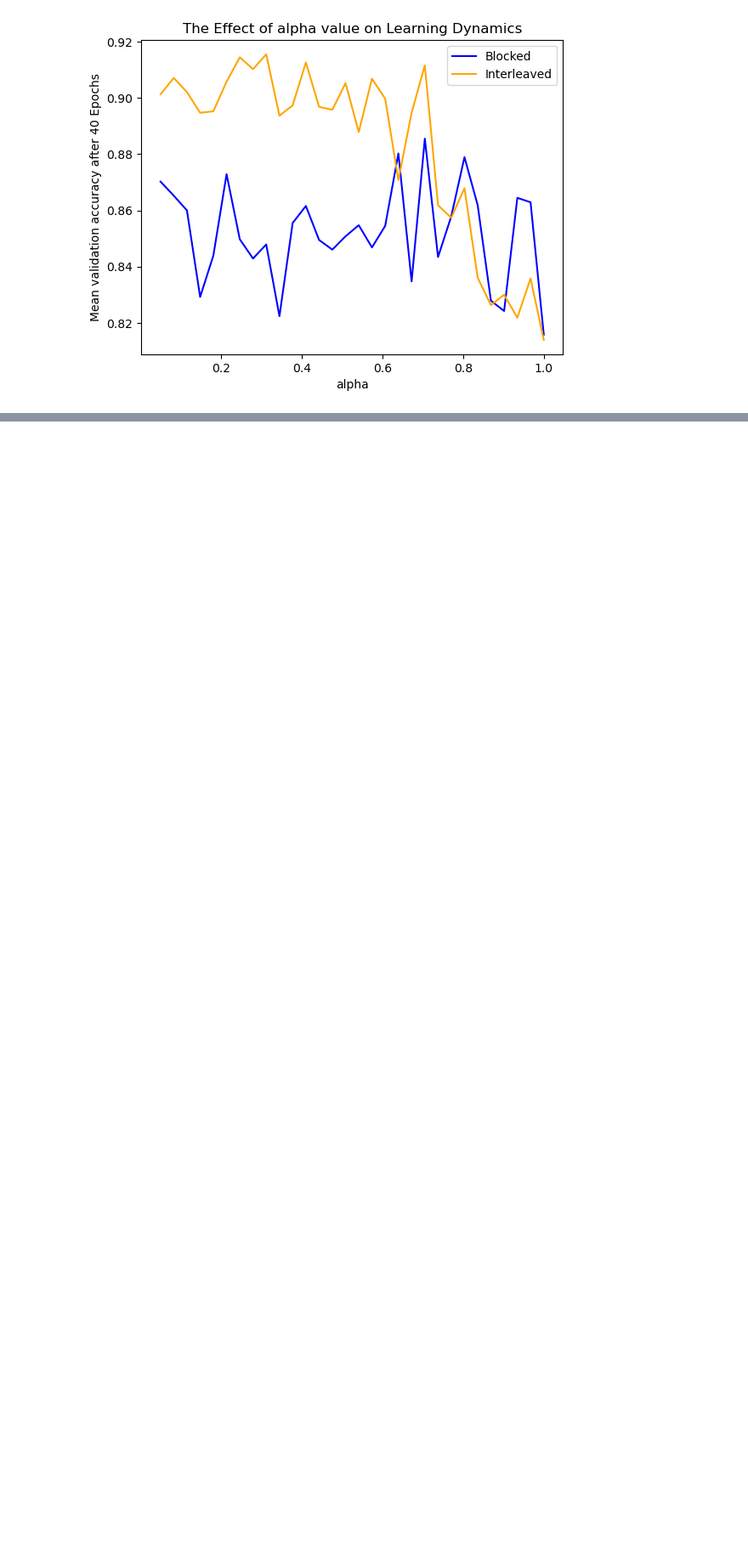
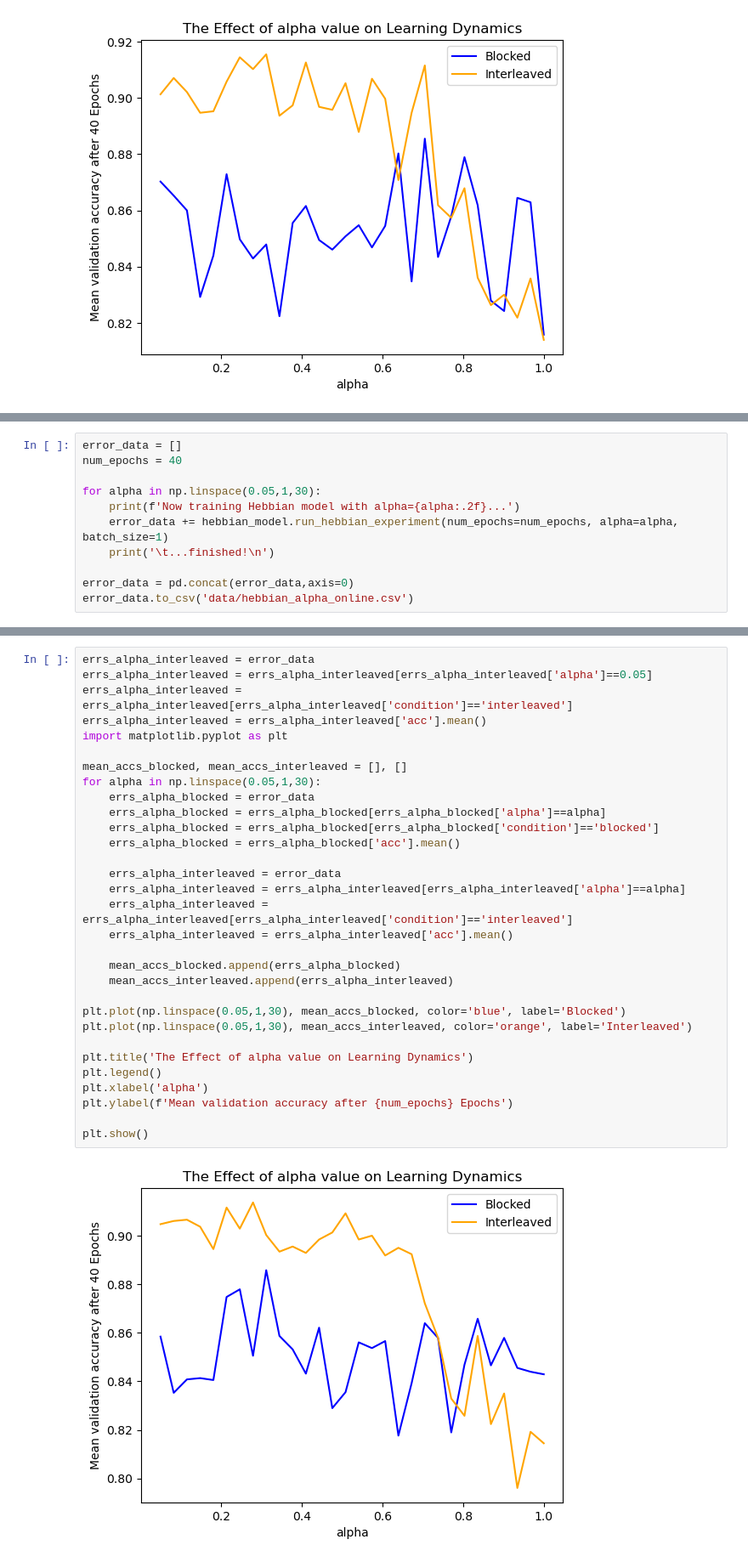
Before and after one commit to CalculatorAddict/ISC-ablations, a Jupyter notebook: hebbian_learning.ipynb, the cells around one changed output, grey strips where cells are left out. Shown at 85% size. Saved outputs shown, nothing was run; the diff lists cells and outputs as text; blank space fills up the shorter version.

Commit message:
add oja mini model experiment

```diff
--- a/hebbian_learning.ipynb
+++ b/hebbian_learning.ipynb
@@ -177,0 +185,11 @@ plt.show()
+# %%
+error_data = []
+num_epochs = 40
+
+for alpha in np.linspace(0.05,1,30):
+    print(f'Now training Hebbian model with alpha={alpha:.2f}...')
+    error_data += hebbian_model.run_hebbian_experiment(num_epochs=num_epochs, alpha=alpha, batch_size=1)
+    print('\t...finished!\n')
+
+error_data = pd.concat(error_data,axis=0)
+error_data.to_csv('data/hebbian_alpha_online.csv')
@@ -177,0 +219,33 @@ plt.show()
+# %%
+errs_alpha_interleaved = error_data
+errs_alpha_interleaved = errs_alpha_interleaved[errs_alpha_interleaved['alpha']==0.05]
+errs_alpha_interleaved = errs_alpha_interleaved[errs_alpha_interleaved['condition']=='interleaved']
+errs_alpha_interleaved = errs_alpha_interleaved['acc'].mean()
+import matplotlib.pyplot as plt
+
+mean_accs_blocked, mean_accs_interleaved = [], []
+for alpha in np.linspace(0.05,1,30):
+    errs_alpha_blocked = error_data
+    errs_alpha_blocked = errs_alpha_blocked[errs_alpha_blocked['alpha']==alpha]
+    errs_alpha_blocked = errs_alpha_blocked[errs_alpha_blocked['condition']=='blocked']
+    errs_alpha_blocked = errs_alpha_blocked['acc'].mean()
+
+    errs_alpha_interleaved = error_data
+    errs_alpha_interleaved = errs_alpha_interleaved[errs_alpha_interleaved['alpha']==alpha]
+    errs_alpha_interleaved = errs_alpha_interleaved[errs_alpha_interleaved['condition']=='interleaved']
+    errs_alpha_interleaved = errs_alpha_interleaved['acc'].mean()
+
+    mean_accs_blocked.append(errs_alpha_blocked)
+    mean_accs_interleaved.append(errs_alpha_interleaved)
+
+plt.plot(np.linspace(0.05,1,30), mean_accs_blocked, color='blue', label='Blocked')
+plt.plot(np.linspace(0.05,1,30), mean_accs_interleaved, color='orange', label='Interleaved')
+
+plt.title('The Effect of alpha value on Learning Dynamics')
+plt.legend()
+plt.xlabel('alpha')
+plt.ylabel(f'Mean validation accuracy after {num_epochs} Epochs')
+
+plt.show()
+# %% [output]
+[figure, added]
```
Also changed, not shown: parts of 8 cells of this notebook, 3 other files.
